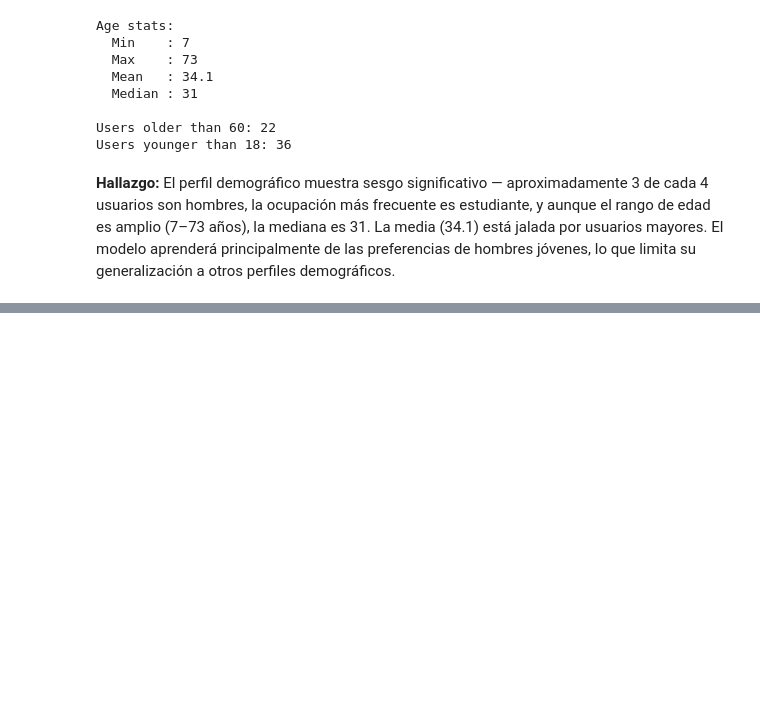
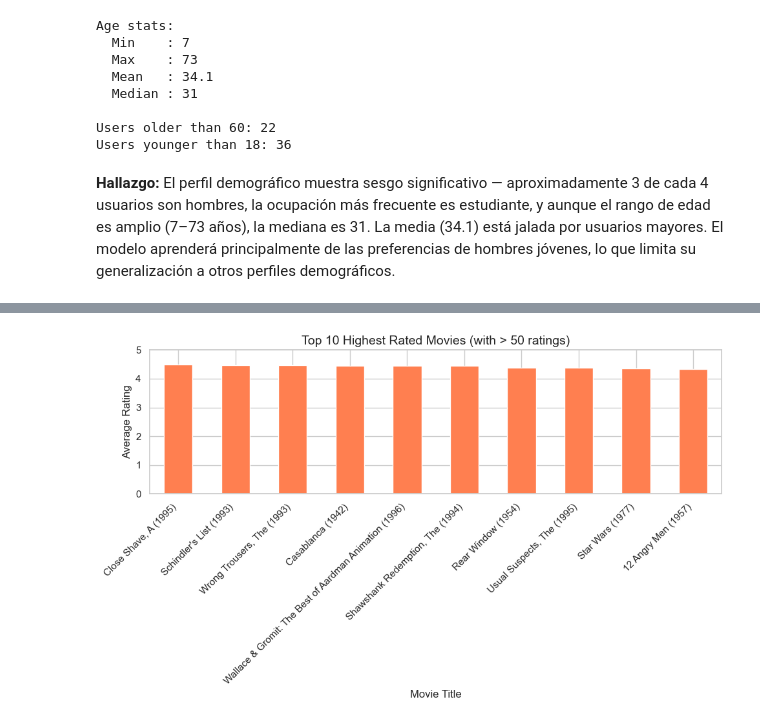
Before and after one commit to JeroZp/recommendation-system-movielens, a Jupyter notebook: notebooks/01_eda_baseline.ipynb, the cells around one changed output, grey strips where cells are left out. Drawn from its saved outputs; the diff is of its cells as text; code cells hidden in the pictures; blank space fills up the shorter version.

```diff
--- a/notebooks/01_eda_baseline.ipynb
+++ b/notebooks/01_eda_baseline.ipynb
@@ -361,0 +396,36 @@ su generalización a otros perfiles demográficos.
+# %%
+top_rated_movies = (
+    movies.merge(ratings, on='item_id')
+    .groupby('title', as_index=False)['rating']
+    .agg(count_r='count', avg_rating='mean')
+    .query('count_r > 50')
+    .sort_values(by='avg_rating', ascending=False)
+    .head(10)
+)
+
+fig, ax = plt.subplots(figsize=(10, 6))
+
+top_rated_movies.plot(
+    kind='bar',
+    x='title',
+    y='avg_rating',
+    ax=ax,
+    color='coral',
+    edgecolor='white',
+    legend=False
+)
+
+
+ax.set_title('Top 10 Highest Rated Movies (with > 50 ratings)', fontsize=14)
+ax.set_xlabel('Movie Title', fontsize=12)
+ax.set_ylabel('Average Rating', fontsize=12)
+
+ax.set_ylim(0, 5.0)
+
+
+plt.xticks(rotation=45, ha='right')
+
+plt.tight_layout()
+plt.show()
+# %% [output]
+[figure, added]
```
Also changed, not shown: parts of 9 cells of this notebook.
